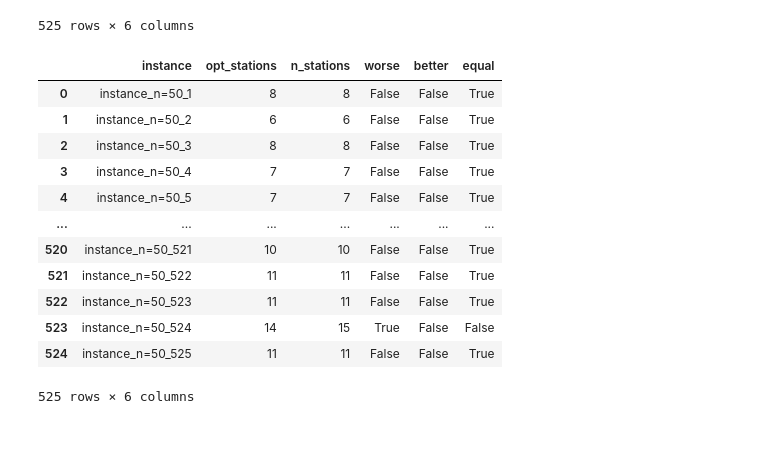
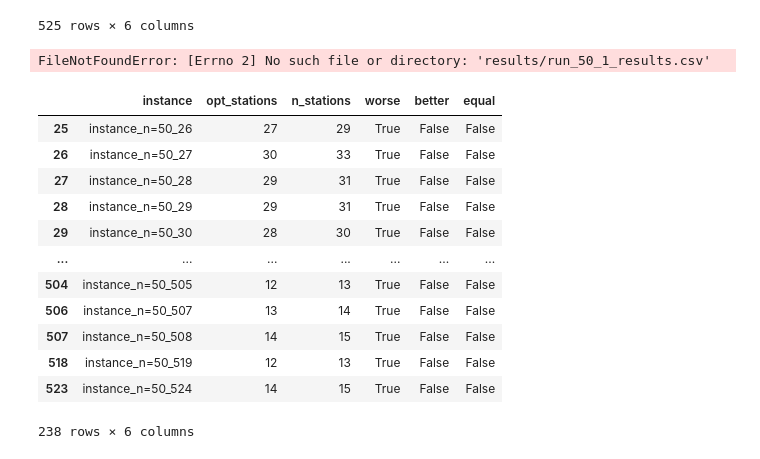
Before and after one commit to JosephThompson607/DADA, a Jupyter notebook: ils_test.ipynb, the cells around one changed output. Drawn from its saved outputs; the diff is of its cells as text; code cells hidden in the pictures.

```diff
--- a/ils_test.ipynb
+++ b/ils_test.ipynb
@@ -204,7 +242,8 @@ small_res
 res_50_1 = pd.read_csv("results/run_50_1_results.csv", index_col=0)
 res_50_2 = pd.read_csv("results/run_50_2_results.csv", index_col=0)
 res_50_3 = pd.read_csv("results/run_50_3_results.csv", index_col=0)
-res_50 = pd.concat([res_50_1, res_50_2, res_50_3])
+res_50_4 = pd.read_csv("results/results/run_50_1_jun11.csv", index_col=0)
+res_50 = pd.concat([res_50_1, res_50_2, res_50_3, res_50_4])
 best_sol = res_50.groupby("instance")['n_stations'].min().reset_index()
 best_sol['instance'] = best_sol['instance'].apply(lambda x : x.split(".")[0])
 med_50_xl = pd.read_excel("/home/joe/Documents/DADAData/Otto2013/Details of the medium data set (n=50 and n=50permuted).xlsx", header=1)
@@ -217,16 +256,22 @@ med_res['better'] = med_res['opt_stations'] > med_res['n_stations']
 med_res['equal'] = med_res['opt_stations'] == med_res['n_stations']
 med_res
 # %% [output]
-|  | instance | opt_stations | n_stations | worse | better | equal |
-| 0 | instance_n=50_1 | 8 | 8 | False | False | True |
-| 1 | instance_n=50_2 | 6 | 6 | False | False | True |
-| 2 | instance_n=50_3 | 8 | 8 | False | False | True |
-| 3 | instance_n=50_4 | 7 | 7 | False | False | True |
-| 4 | instance_n=50_5 | 7 | 7 | False | False | True |
-| ... | ... | ... | ... | ... | ... | ... |
-| 520 | instance_n=50_521 | 10 | 10 | False | False | True |
-| 521 | instance_n=50_522 | 11 | 11 | False | False | True |
-| 522 | instance_n=50_523 | 11 | 11 | False | False | True |
-| 523 | instance_n=50_524 | 14 | 15 | True | False | False |
-| 524 | instance_n=50_525 | 11 | 11 | False | False | True |
-525 rows × 6 columns
+FileNotFoundError: [Errno 2] No such file or directory: 'results/run_50_1_results.csv'
+# %%
+med_res = pd.read_csv("results/med_combined_results.csv")
+needs_improving = med_res[med_res["worse"] == True].copy()
+needs_improving
+# %% [output]
+|  | instance | opt_stations | n_stations | worse | better | equal |
+| 25 | instance_n=50_26 | 27 | 29 | True | False | False |
+| 26 | instance_n=50_27 | 30 | 33 | True | False | False |
+| 27 | instance_n=50_28 | 29 | 31 | True | False | False |
+| 28 | instance_n=50_29 | 29 | 31 | True | False | False |
+| 29 | instance_n=50_30 | 28 | 30 | True | False | False |
+| ... | ... | ... | ... | ... | ... | ... |
+| 504 | instance_n=50_505 | 12 | 13 | True | False | False |
+| 506 | instance_n=50_507 | 13 | 14 | True | False | False |
+| 507 | instance_n=50_508 | 14 | 15 | True | False | False |
+| 518 | instance_n=50_519 | 12 | 13 | True | False | False |
+| 523 | instance_n=50_524 | 14 | 15 | True | False | False |
+238 rows × 6 columns
```
Also changed, not shown: parts of 12 cells of this notebook, 3 other files.
